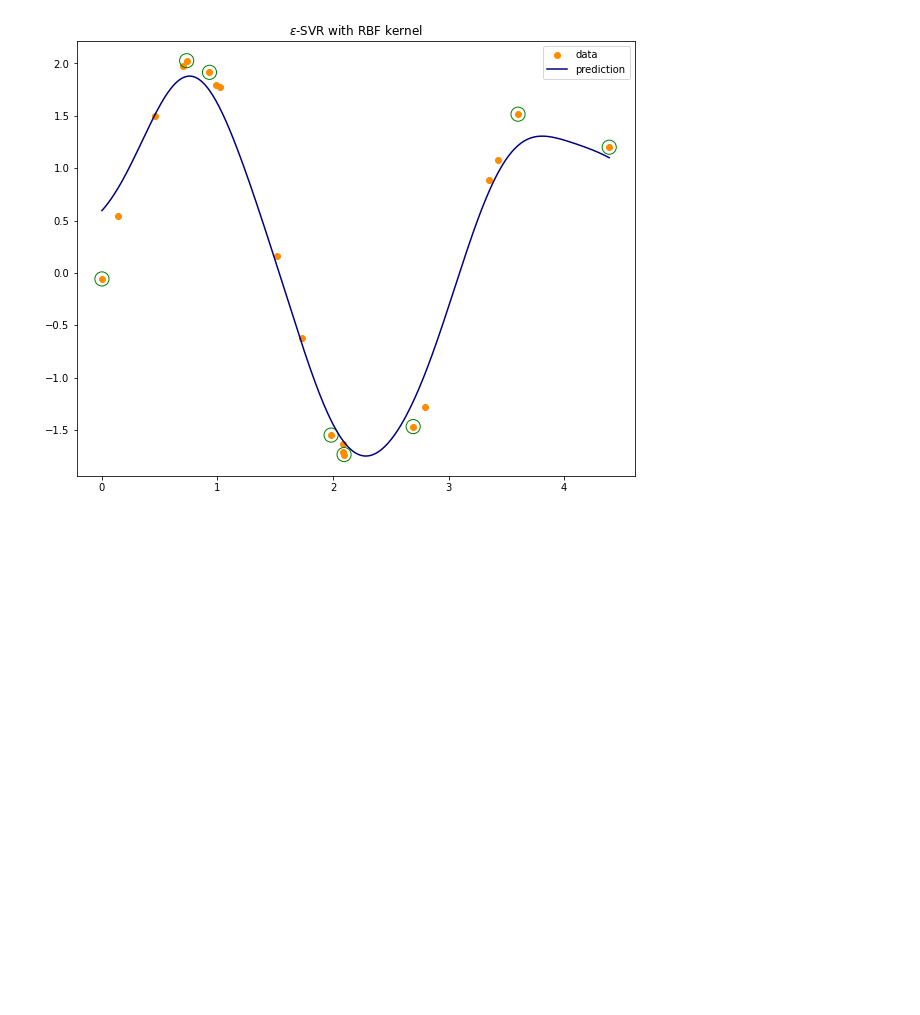
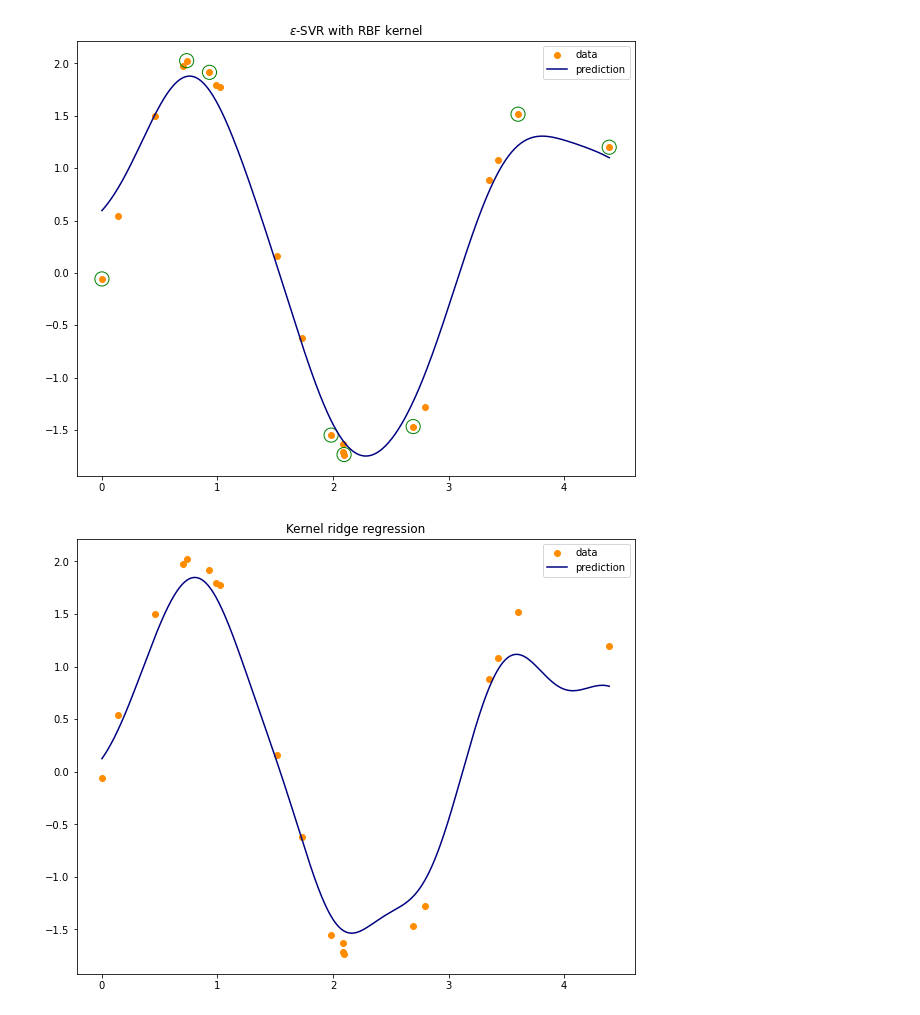
Before and after one commit to gittasche/ML-handmade, a Jupyter notebook: examples/svm.ipynb, the cells around one changed output. Saved outputs shown, nothing was run; the diff lists cells and outputs as text; code cells hidden in the pictures; blank space fills up the shorter version.

```diff
--- a/examples/svm.ipynb
+++ b/examples/svm.ipynb
@@ -107,3 +107,18 @@ plt.title(r"$\epsilon$-SVR with RBF kernel")
 plt.show()
 # %% [output]
 [figure]
+# %%
+fig = plt.figure(figsize=(10,8))
+model = KernelRidge(kernel="rbf", params=[2.0, 10.0])
+model.fit(X, y)
+
+y_ = model.predict(T)
+
+plt.scatter(X, y, color="darkorange", label="data")
+plt.plot(T, y_, color="navy", label="prediction")
+plt.axis("tight")
+plt.legend()
+plt.title("Kernel ridge regression")
+plt.show()
+# %% [output]
+[figure, added]
```
Also changed, not shown: parts of 3 cells of this notebook, 31 other files.
